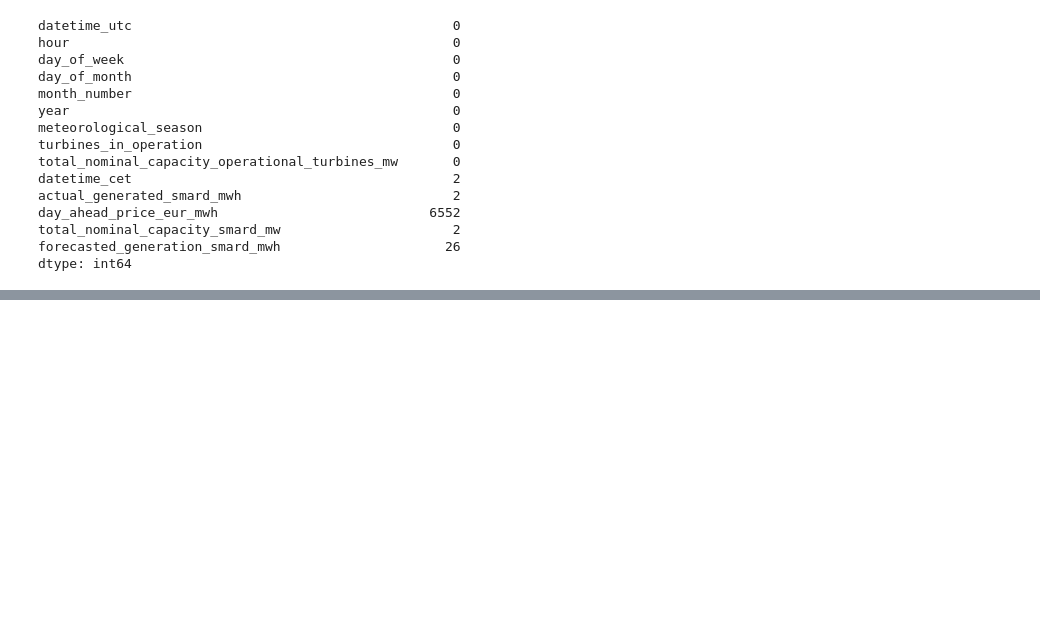
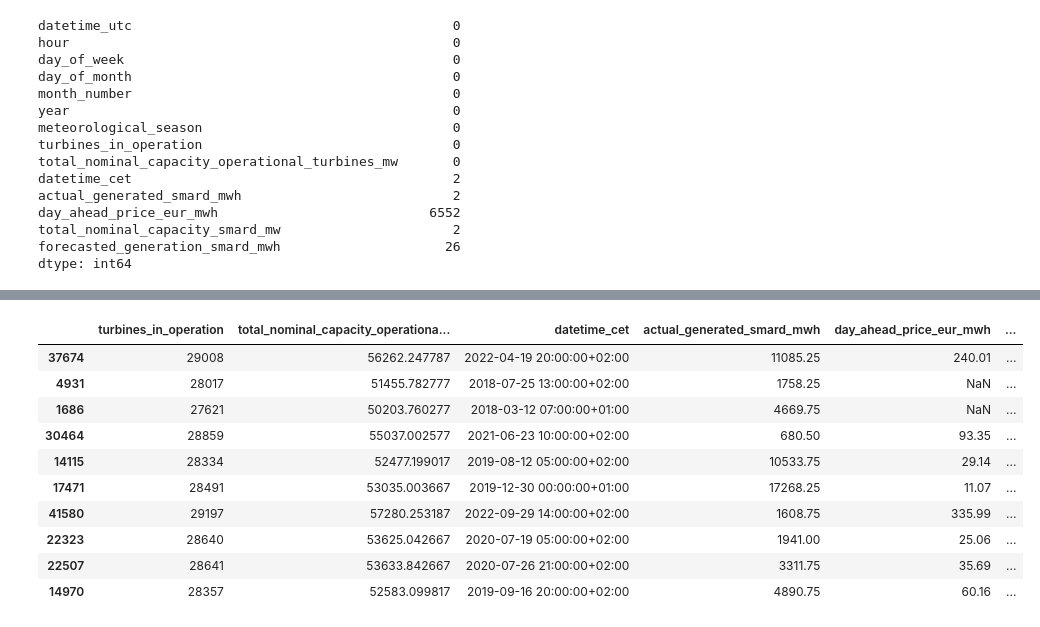
Before and after one commit to meteoviz/wind_power_forecasting_germany, a Jupyter notebook: notebooks/ML_dataframe.ipynb, the cells around one changed output, grey strips where cells are left out. Saved outputs shown, nothing was run; the diff lists cells and outputs as text; code cells hidden in the pictures; blank space fills up the shorter version.

```diff
--- a/notebooks/ML_dataframe.ipynb
+++ b/notebooks/ML_dataframe.ipynb
@@ -655,0 +655,14 @@ df_main
+# %%
+df_main.iloc[:, 7:].sample(10)
+# %% [output]
+|  | turbines_in_operation | total_nominal_capacity_operationa... | datetime_cet | actual_generated_smard_mwh | day_ahead_price_eur_mwh | ... |
+| 37674 | 29008 | 56262.247787 | 2022-04-19 20:00:00+02:00 | 11085.25 | 240.01 | ... |
+| 4931 | 28017 | 51455.782777 | 2018-07-25 13:00:00+02:00 | 1758.25 | NaN | ... |
+| 1686 | 27621 | 50203.760277 | 2018-03-12 07:00:00+01:00 | 4669.75 | NaN | ... |
+| 30464 | 28859 | 55037.002577 | 2021-06-23 10:00:00+02:00 | 680.50 | 93.35 | ... |
+| 14115 | 28334 | 52477.199017 | 2019-08-12 05:00:00+02:00 | 10533.75 | 29.14 | ... |
+| 17471 | 28491 | 53035.003667 | 2019-12-30 00:00:00+01:00 | 17268.25 | 11.07 | ... |
+| 41580 | 29197 | 57280.253187 | 2022-09-29 14:00:00+02:00 | 1608.75 | 335.99 | ... |
+| 22323 | 28640 | 53625.042667 | 2020-07-19 05:00:00+02:00 | 1941.00 | 25.06 | ... |
+| 22507 | 28641 | 53633.842667 | 2020-07-26 21:00:00+02:00 | 3311.75 | 35.69 | ... |
+| 14970 | 28357 | 52583.099817 | 2019-09-16 20:00:00+02:00 | 4890.75 | 60.16 | ... |
```
Also changed, not shown: parts of 6 cells of this notebook, 2 other files.
